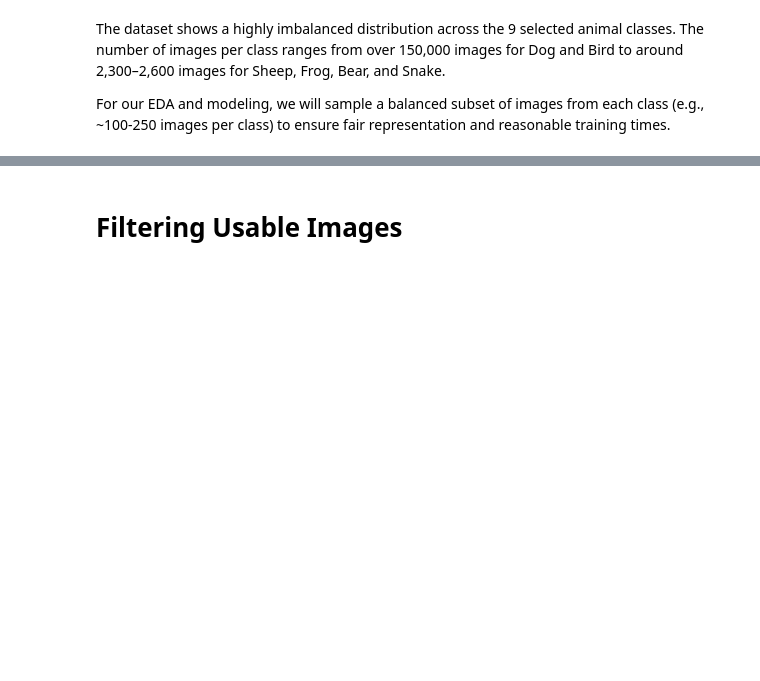
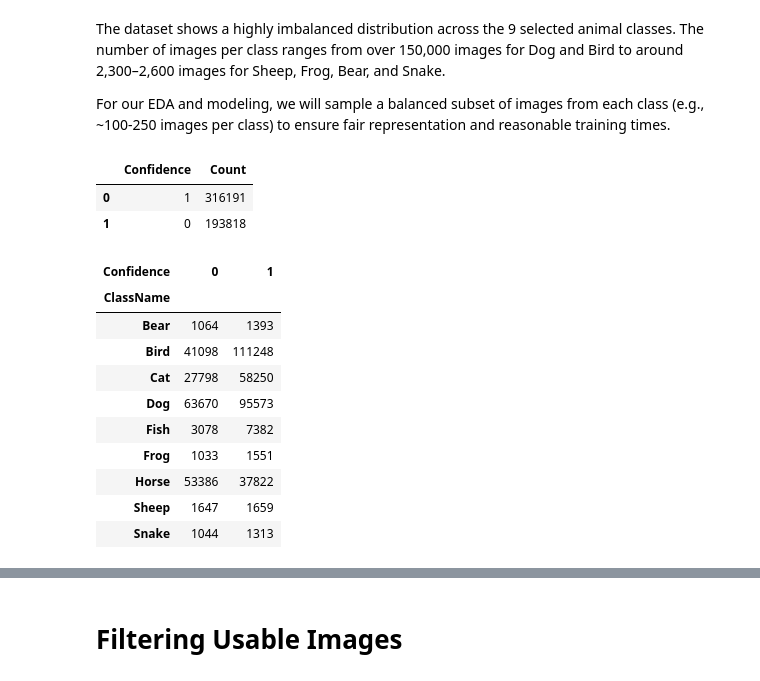
Before and after one commit to smpooleChicago/Data37000_AnnaVibhaSophie_Final, a Jupyter notebook: src/EDA.ipynb, the cells around one changed output, grey strips where cells are left out. Saved outputs shown, nothing was run; the diff lists cells and outputs as text; code cells hidden in the pictures; blank space fills up the shorter version.

```diff
--- a/src/EDA.ipynb
+++ b/src/EDA.ipynb
@@ -76,3 +76,40 @@ plt.show()
  For our EDA and modeling, we will sample a balanced subset of images from each class
  (e.g., ~100-250 images per class) to ensure fair representation and reasonable
  training times.
+# %%
+confidence_table = (
+    classes['Confidence']
+    .value_counts()
+    .reset_index()
+)
+
+confidence_table.columns = ['Confidence', 'Count']
+confidence_table
+# %% [output]
+|  | Confidence | Count |
+| 0 | 1 | 316191 |
+| 1 | 0 | 193818 |
+# %%
+confidence_table = (
+    train_labels_merged
+    .groupby(['ClassName', 'Confidence'])
+    .size()
+    .reset_index(name='Count')
+    .pivot(index='ClassName', columns='Confidence', values='Count')
+    .fillna(0)
+    .astype(int)
+)
+
+confidence_table
+# %% [output]
+| Confidence | 0 | 1 |
+| ClassName |  |  |
+| Bear | 1064 | 1393 |
+| Bird | 41098 | 111248 |
+| Cat | 27798 | 58250 |
+| Dog | 63670 | 95573 |
+| Fish | 3078 | 7382 |
+| Frog | 1033 | 1551 |
+| Horse | 53386 | 37822 |
+| Sheep | 1647 | 1659 |
+| Snake | 1044 | 1313 |
```
Also changed, not shown: parts of 9 cells of this notebook, 2 other files.
